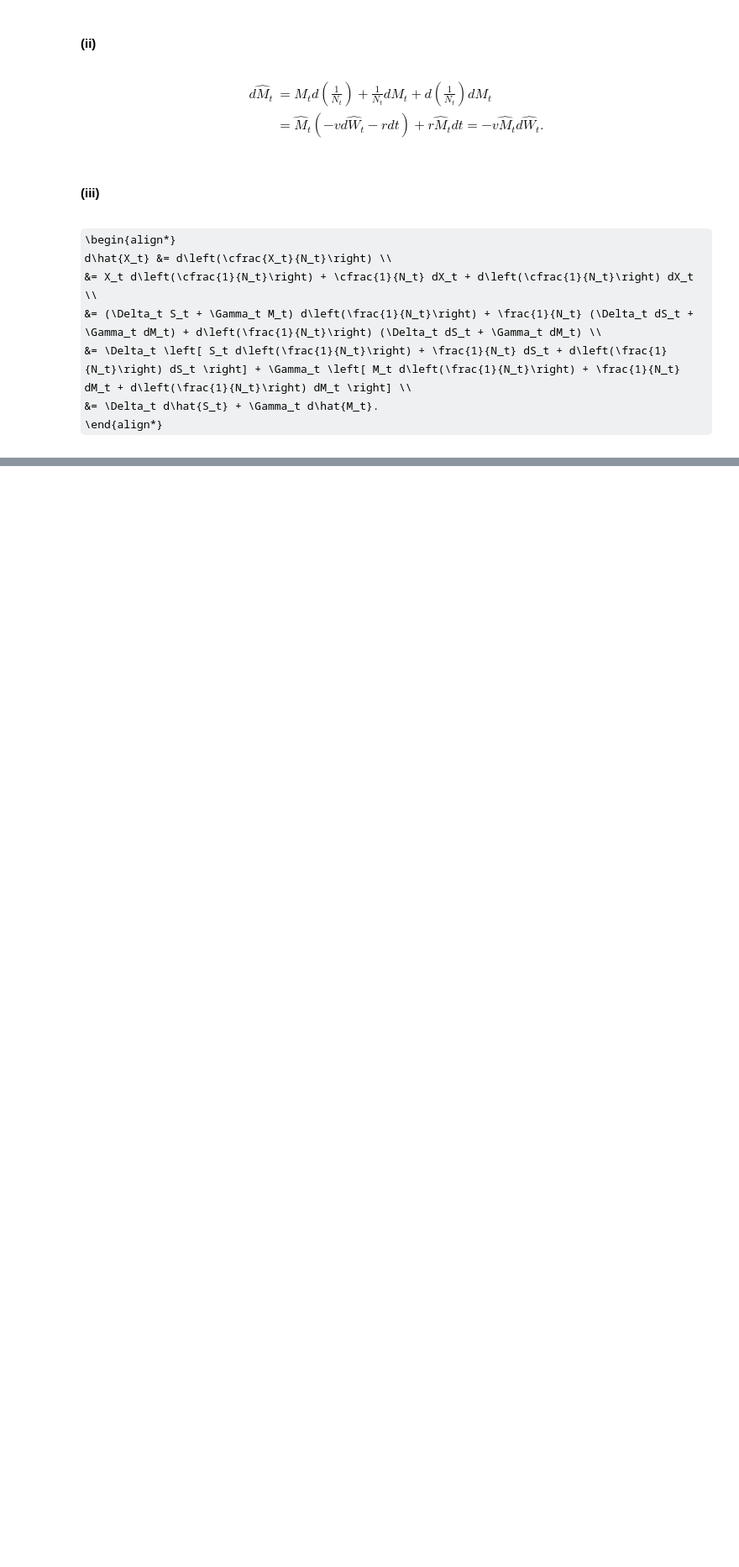
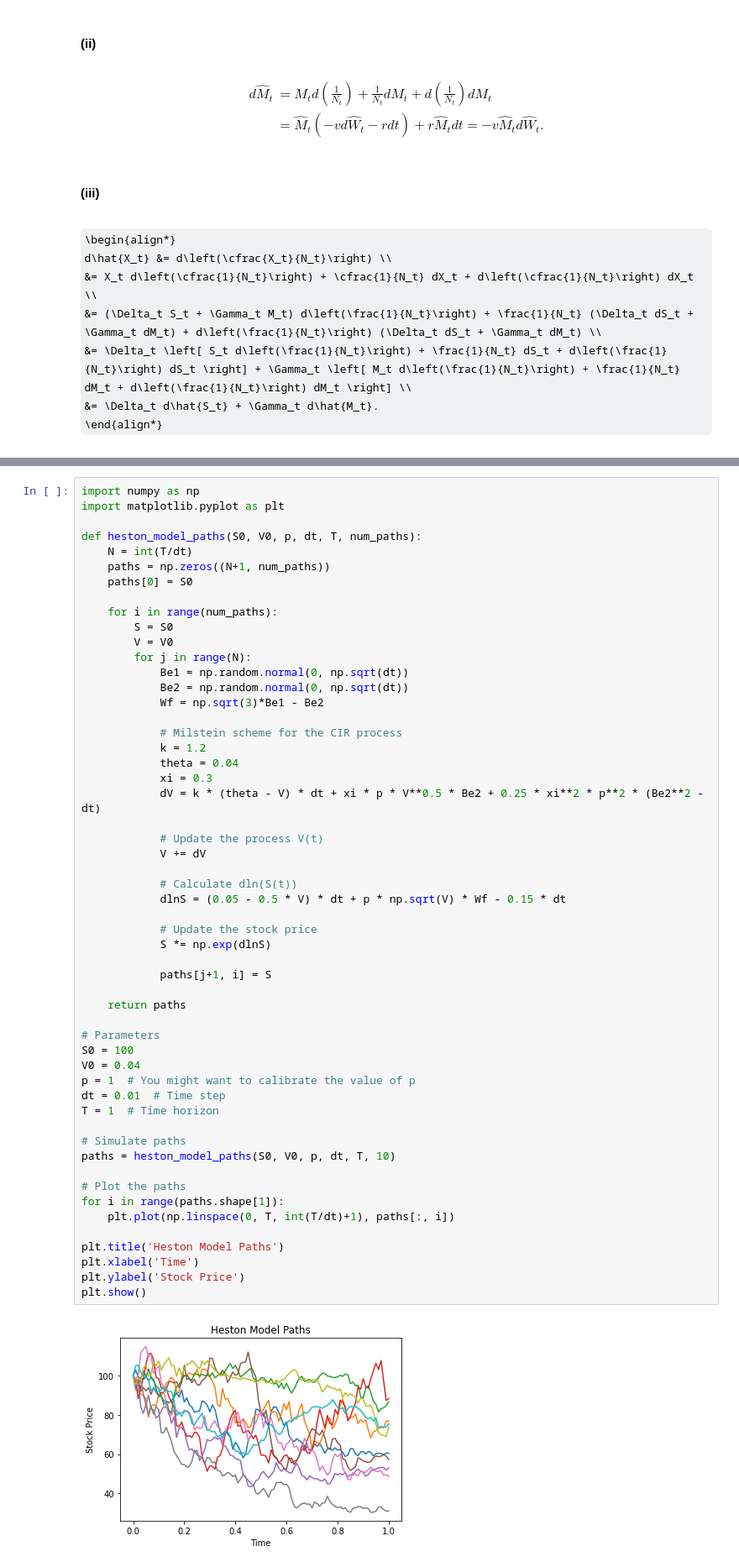
Before and after one commit to bradleyboyuyang/MTH9821-9831, a Jupyter notebook: MTH9831/hw7.ipynb, the cells around one changed output, grey strips where cells are left out. Shown at 84% size. Cells and saved outputs as stored; diff of their text form; some formulas as TeX source; blank space fills up the shorter version.

```diff
--- a/MTH9831/hw7.ipynb
+++ b/MTH9831/hw7.ipynb
@@ -41,0 +107,56 @@ d\hat{X_t} &= d\left(\cfrac{X_t}{N_t}\right) \\
+# %%
+import numpy as np
+import matplotlib.pyplot as plt
+
+def heston_model_paths(S0, V0, p, dt, T, num_paths):
+    N = int(T/dt)
+    paths = np.zeros((N+1, num_paths))
+    paths[0] = S0
+
+    for i in range(num_paths):
+        S = S0
+        V = V0
+        for j in range(N):
+            Be1 = np.random.normal(0, np.sqrt(dt))
+            Be2 = np.random.normal(0, np.sqrt(dt))
+            Wf = np.sqrt(3)*Be1 - Be2
+
+            # Milstein scheme for the CIR process
+            k = 1.2
+            theta = 0.04
+            xi = 0.3
+            dV = k * (theta - V) * dt + xi * p * V**0.5 * Be2 + 0.25 * xi**2 * p**2 * (Be2**2 - dt)
+
+            # Update the process V(t)
+            V += dV
+
+            # Calculate dln(S(t))
+            dlnS = (0.05 - 0.5 * V) * dt + p * np.sqrt(V) * Wf - 0.15 * dt
+
+            # Update the stock price
+            S *= np.exp(dlnS)
+
+            paths[j+1, i] = S
+
+    return paths
+
+# Parameters
+S0 = 100
+V0 = 0.04
+p = 1  # You might want to calibrate the value of p
+dt = 0.01  # Time step
+T = 1  # Time horizon
+
+# Simulate paths
+paths = heston_model_paths(S0, V0, p, dt, T, 10)
+
+# Plot the paths
+for i in range(paths.shape[1]):
+    plt.plot(np.linspace(0, T, int(T/dt)+1), paths[:, i])
+
+plt.title('Heston Model Paths')
+plt.xlabel('Time')
+plt.ylabel('Stock Price')
+plt.show()
+# %% [output]
+[figure, added]
```
Also changed, not shown: parts of 5 cells of this notebook.
